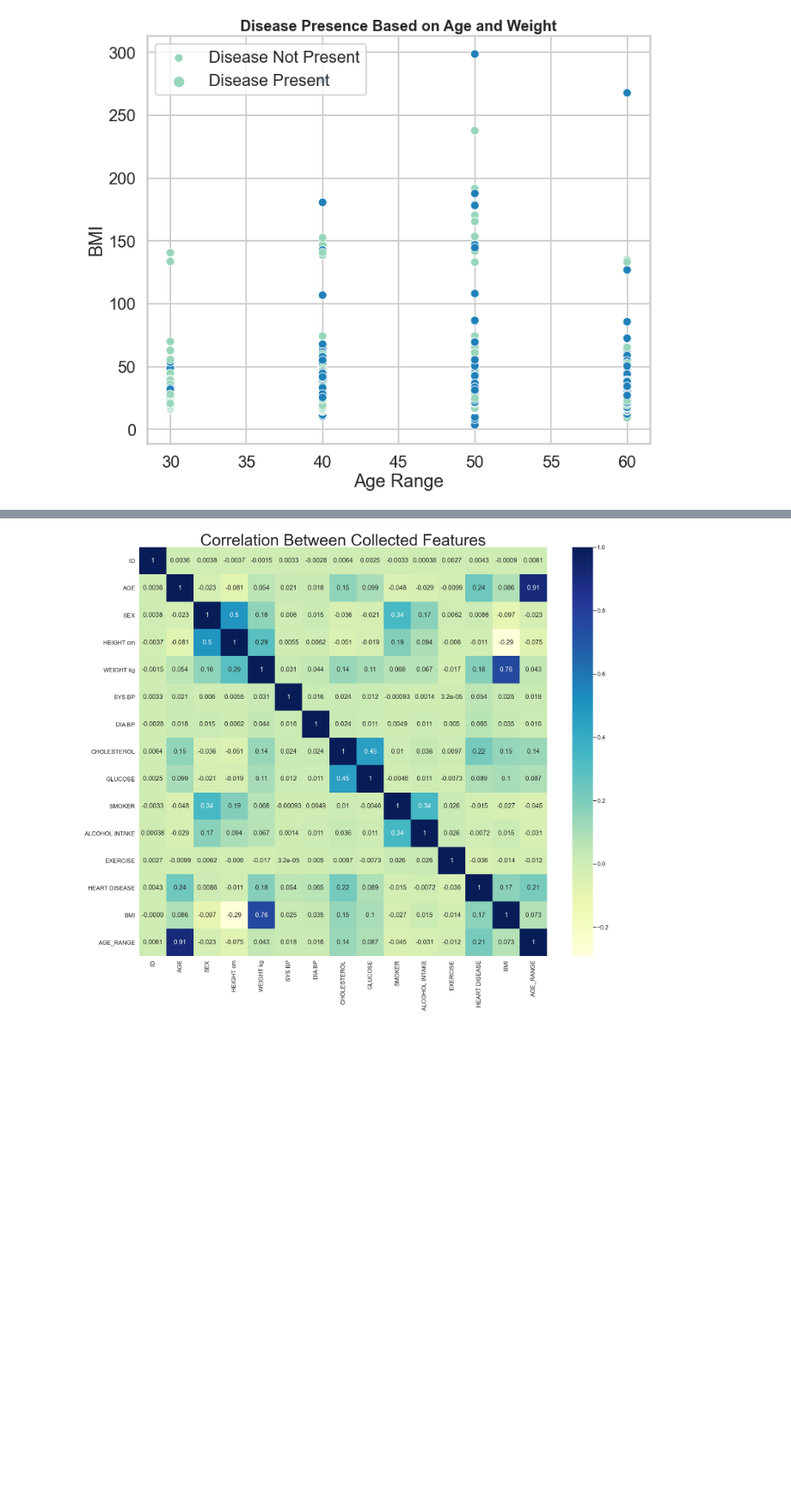
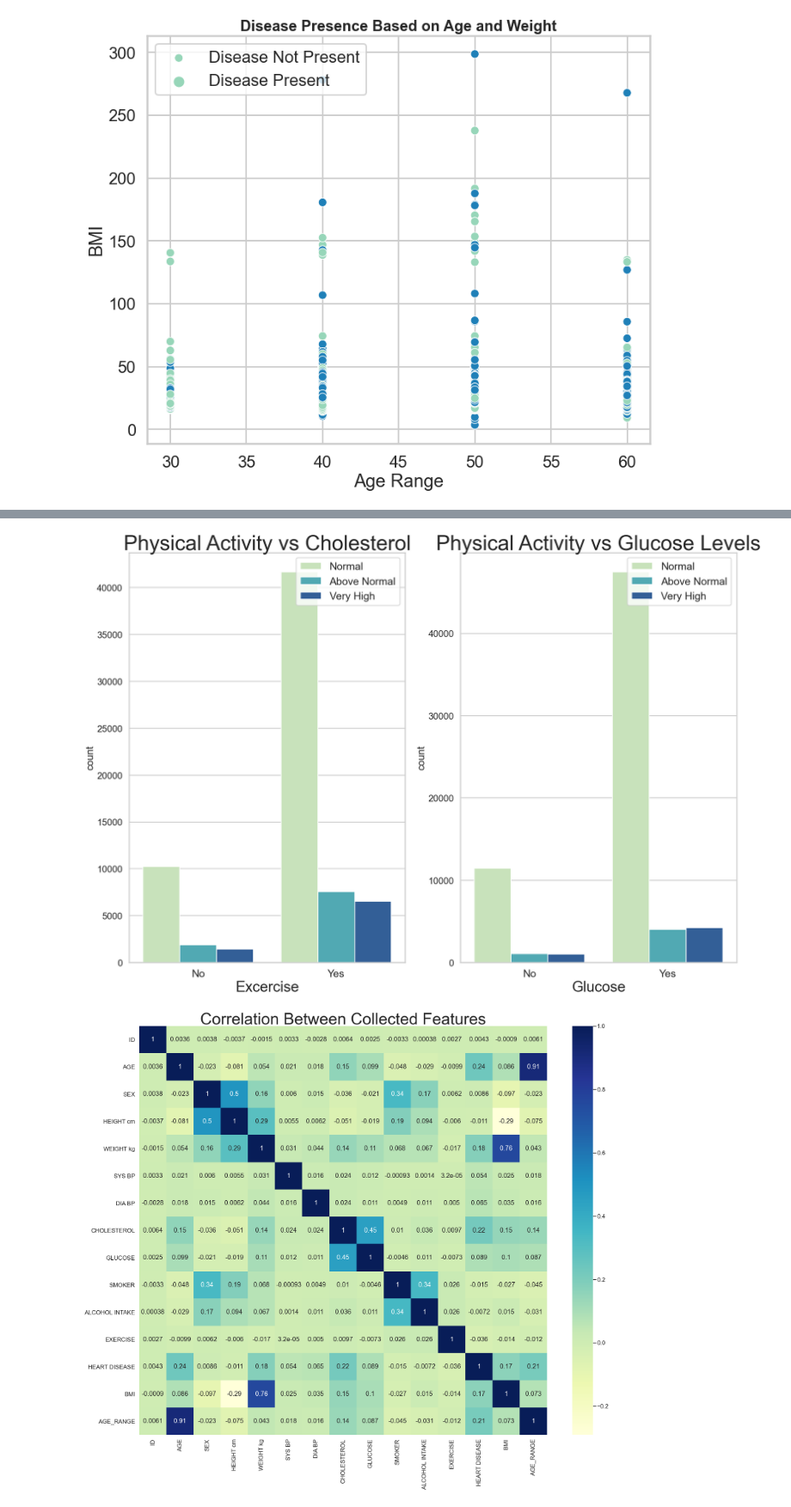
Before and after one commit to curlylady321/Final_Project_CardioVascular-Disease, a Jupyter notebook: Cardio_data_analysis.ipynb, the cells around one changed output, grey strips where cells are left out. Shown at 86% size. Cells and saved outputs as stored; diff of their text form; code cells hidden in the pictures; blank space fills up the shorter version.

```diff
--- a/Cardio_data_analysis.ipynb
+++ b/Cardio_data_analysis.ipynb
@@ -158,3 +174,19 @@ plt.legend(disease_label)
+# %%
+fig, ax =plt.subplots(1,2,figsize=(26,18))
+sns.set_context("poster")
+sns.countplot(x='EXERCISE', hue='CHOLESTEROL', data=cardio_df, palette="YlGnBu",ax=ax[0])
+sns.countplot(x='EXERCISE',hue='GLUCOSE',data=cardio_df, palette="YlGnBu",ax=ax[1])
+ax[0].set_title("Physical Activity vs Cholesterol", fontsize=50)
+ax[1].set_title("Physical Activity vs Glucose Levels", fontsize=50)
+ax[0].set_xlabel("Excercise", fontsize=35)
+ax[1].set_xlabel("Glucose", fontsize=35)
+ax[0].set_xticklabels(["No","Yes"], fontsize = 25)
+ax[1].set_xticklabels(["No","Yes"], fontsize=25)
+ax[0].legend(["Normal", "Above Normal", "Very High"],fontsize=25,loc="upper right")
+ax[1].legend(["Normal","Above Normal", "Very High"], fontsize=25,loc="upper right")
+plt.show()
+# %% [output]
+[figure, added]
 # %%
 plt.figure(figsize= (34,28))
 cardio_df_plot = sns.heatmap(cardio_df.corr(), cmap="YlGnBu", annot=True)
```
Also changed, not shown: parts of 1 cell of this notebook.
